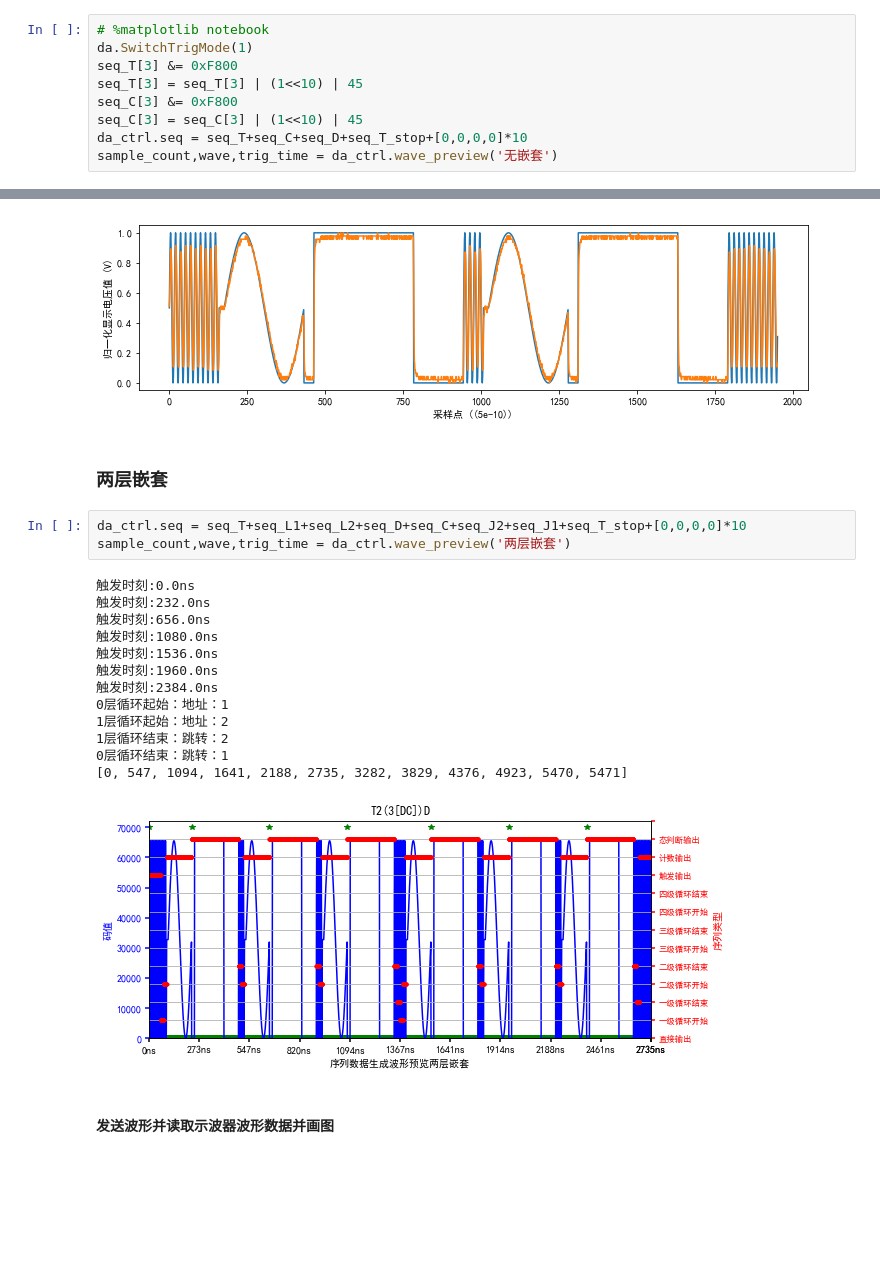
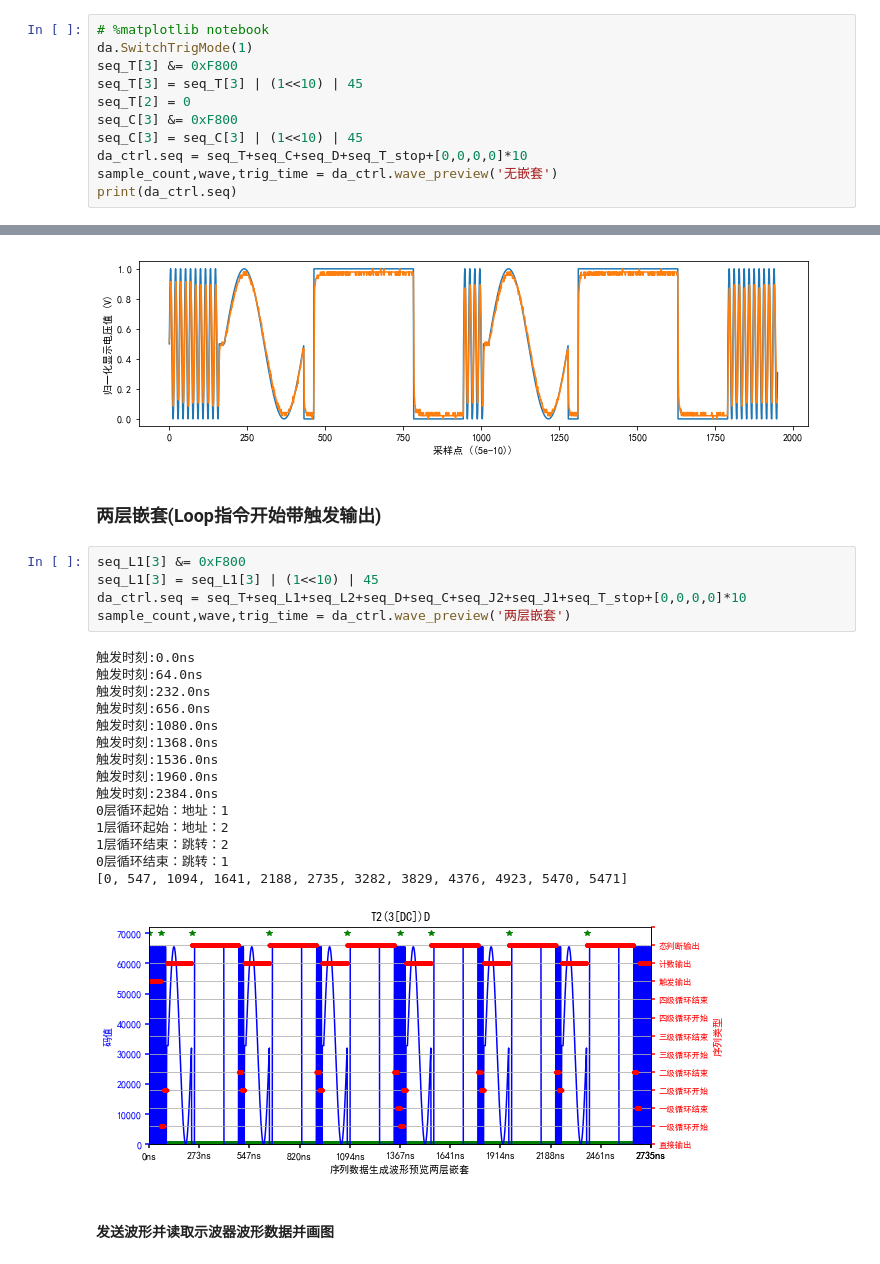
Before and after one commit to linjin1130/easy_work_tools, a Jupyter notebook: python3/da_control/SEQ LOOP&JUMP command test.ipynb, the cells around one changed output, grey strips where cells are left out. Cells and saved outputs as stored; diff of their text form; blank space fills up the shorter version.

```diff
--- a/python3/da_control/SEQ LOOP&JUMP command test.ipynb
+++ b/python3/da_control/SEQ LOOP&JUMP command test.ipynb
@@ -334,10 +349,12 @@ def send_and_read_back_wave(sample_count, rto, da, da_ctrl, trig_time):
 da.SwitchTrigMode(1)
 seq_T[3] &= 0xF800
 seq_T[3] = seq_T[3] | (1<<10) | 45
+seq_T[2] = 0
 seq_C[3] &= 0xF800
 seq_C[3] = seq_C[3] | (1<<10) | 45
 da_ctrl.seq = seq_T+seq_C+seq_D+seq_T_stop+[0,0,0,0]*10
 sample_count,wave,trig_time = da_ctrl.wave_preview('无嵌套')
+print(da_ctrl.seq)
 # %% [output]
 触发时刻:0.0ns
 触发时刻:64.0ns
@@ -412,24 +430,28 @@ process_waves(wave, data_tr3.arrays['trace'])
 # %% [output]
 [figure]
 # %% [markdown]
-### 两层嵌套
+### 两层嵌套(Loop指令开始带触发输出)
 # %%
+seq_L1[3] &= 0xF800
+seq_L1[3] = seq_L1[3] | (1<<10) | 45
 da_ctrl.seq = seq_T+seq_L1+seq_L2+seq_D+seq_C+seq_J2+seq_J1+seq_T_stop+[0,0,0,0]*10
 sample_count,wave,trig_time = da_ctrl.wave_preview('两层嵌套')
 # %% [output]
 触发时刻:0.0ns
+触发时刻:64.0ns
 触发时刻:232.0ns
 触发时刻:656.0ns
 触发时刻:1080.0ns
+触发时刻:1368.0ns
 触发时刻:1536.0ns
 触发时刻:1960.0ns
 触发时刻:2384.0ns
 0层循环起始：地址：1
 1层循环起始：地址：2
 1层循环结束：跳转：2
 0层循环结束：跳转：1
 [0, 547, 1094, 1641, 2188, 2735, 3282, 3829, 4376, 4923, 5470, 5471]
-[figure, old version]
+[figure, new version]
 # %% [markdown]
 #### 发送波形并读取示波器波形数据并画图
 # %%
```
Also changed, not shown: parts of 27 cells of this notebook.
